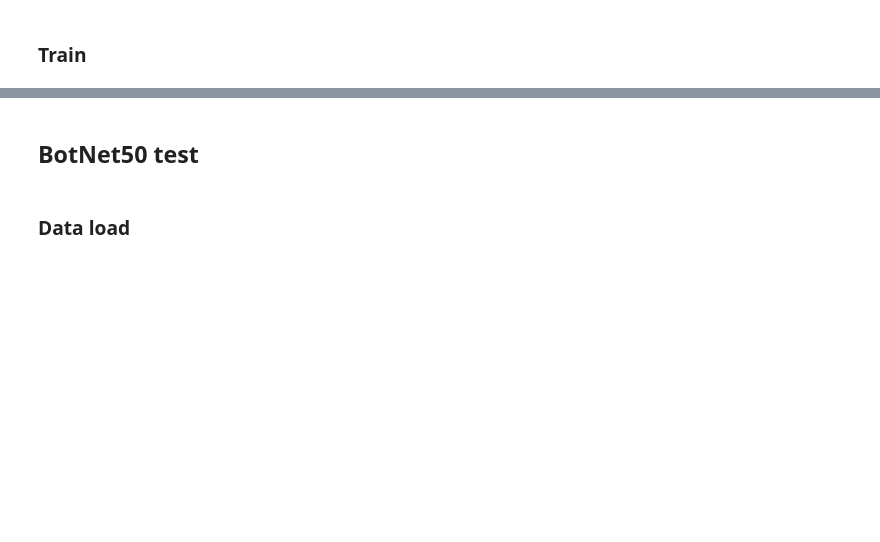
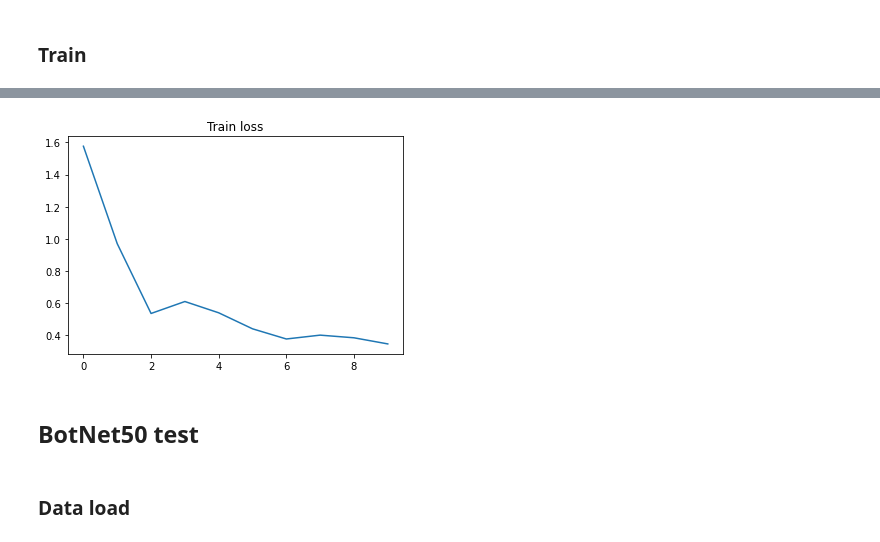
Before and after one commit to GalRabin/botnet50, a Jupyter notebook: botnet50.ipynb, the cells around one changed output, grey strips where cells are left out. Saved outputs shown, nothing was run; the diff lists cells and outputs as text; code cells hidden in the pictures; blank space fills up the shorter version.

```diff
--- a/botnet50.ipynb
+++ b/botnet50.ipynb
@@ -488,0 +499,5 @@ train_loss = train(net, optimizer)
+# %%
+baseline = resnet50().to(DEVICE)
+criterion = nn.CrossEntropyLoss()
+optimizer = torch.optim.SGD(baseline.parameters(), lr=LEARNING_RATE, momentum=MOMENTUM, weight_decay=WEIGHT_DECAY)
+baseline_train_loss, baseline_train_time = train(baseline, optimizer)
@@ -493,3 +526,7 @@ plot_loss(train_loss)
+# %%
+plot_loss(baseline_train_loss)
+# %% [output]
+[figure, added]
 # %% [markdown]
 ## BotNet50 test
 # %% [markdown]
```
Also changed, not shown: parts of 13 cells of this notebook.
